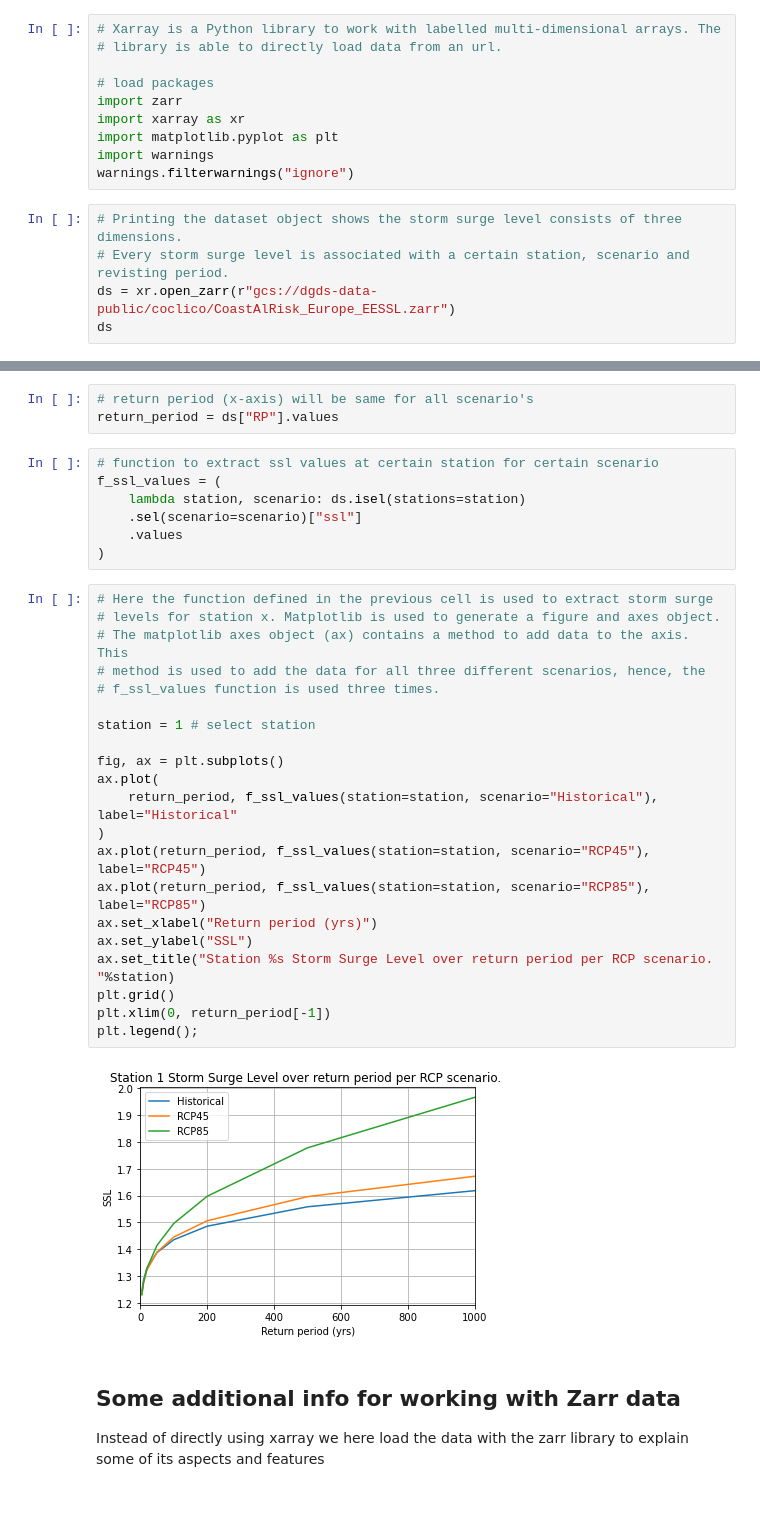
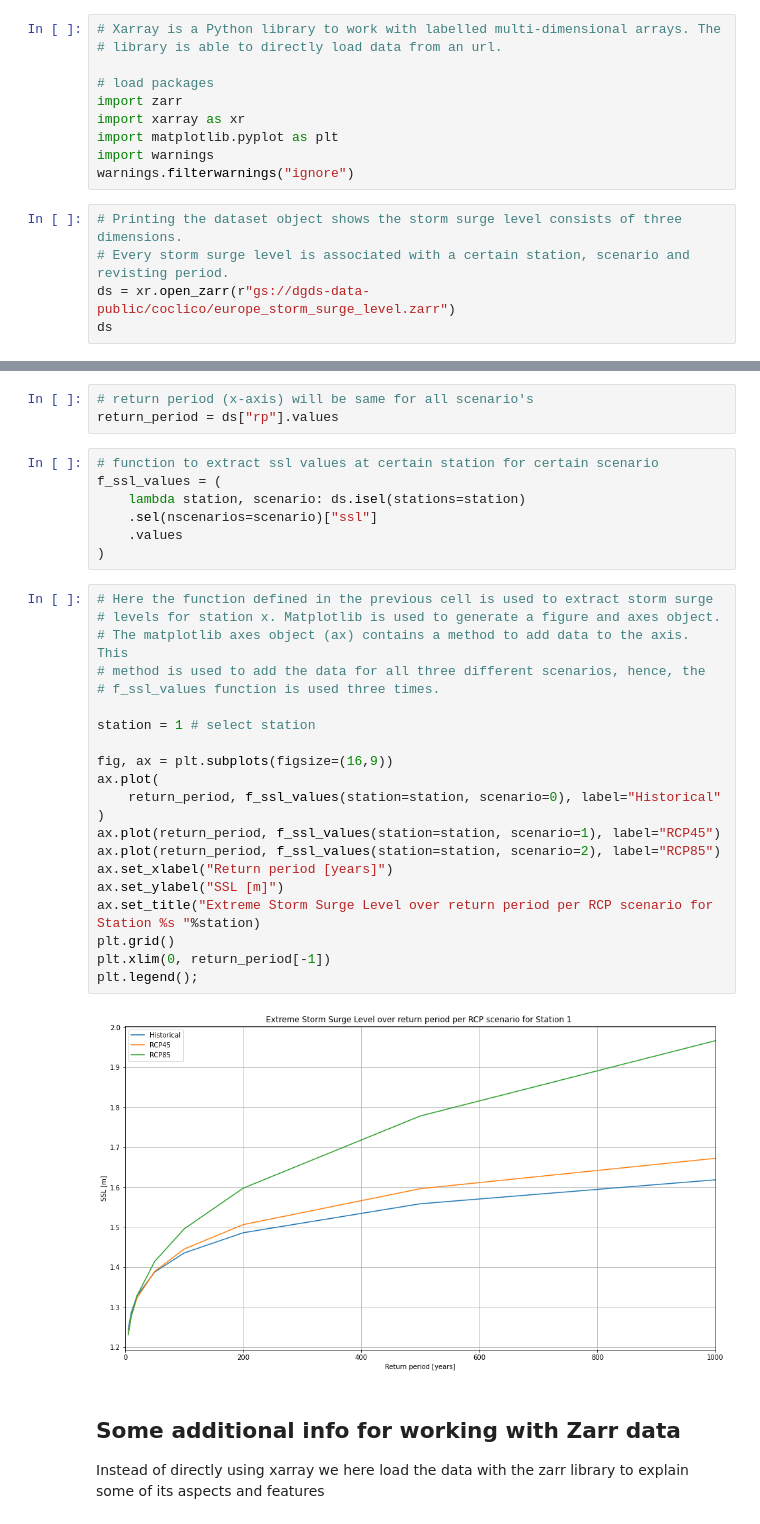
Before and after one commit to openearth/coclico-workbench, a Jupyter notebook: notebooks/sea_surface_level.ipynb, the cells around one changed output, grey strips where cells are left out. Drawn from its saved outputs; the diff is of its cells as text.

```diff
--- a/notebooks/sea_surface_level.ipynb
+++ b/notebooks/sea_surface_level.ipynb
@@ -55,6 +59,6 @@ warnings.filterwarnings("ignore")
 # %%
 # Printing the dataset object shows the storm surge level consists of three dimensions.
 # Every storm surge level is associated with a certain station, scenario and revisting period.
-ds = xr.open_zarr(r"gcs://dgds-data-public/coclico/CoastAlRisk_Europe_EESSL.zarr")
+ds = xr.open_zarr(r"gs://dgds-data-public/coclico/europe_storm_surge_level.zarr")
 ds
 # %% [output]
@@ -127,37 +142,37 @@ version :
 Here we replicate one of the plots from the paper.
 # %%
 # return period (x-axis) will be same for all scenario's
-return_period = ds["RP"].values
+return_period = ds["rp"].values
 # %%
 # function to extract ssl values at certain station for certain scenario
 f_ssl_values = (
     lambda station, scenario: ds.isel(stations=station)
-    .sel(scenario=scenario)["ssl"]
+    .sel(nscenarios=scenario)["ssl"]
     .values
 )
 # %%
 # Here the function defined in the previous cell is used to extract storm surge
 # levels for station x. Matplotlib is used to generate a figure and axes object.
 # The matplotlib axes object (ax) contains a method to add data to the axis. This
 # method is used to add the data for all three different scenarios, hence, the
 # f_ssl_values function is used three times.
 
 station = 1 # select station
 
-fig, ax = plt.subplots()
+fig, ax = plt.subplots(figsize=(16,9))
 ax.plot(
-    return_period, f_ssl_values(station=station, scenario="Historical"), label="Historical"
+    return_period, f_ssl_values(station=station, scenario=0), label="Historical"
 )
-ax.plot(return_period, f_ssl_values(station=station, scenario="RCP45"), label="RCP45")
-ax.plot(return_period, f_ssl_values(station=station, scenario="RCP85"), label="RCP85")
-ax.set_xlabel("Return period (yrs)")
-ax.set_ylabel("SSL")
-ax.set_title("Station %s Storm Surge Level over return period per RCP scenario. "%station)
+ax.plot(return_period, f_ssl_values(station=station, scenario=1), label="RCP45")
+ax.plot(return_period, f_ssl_values(station=station, scenario=2), label="RCP85")
+ax.set_xlabel("Return period [years]")
+ax.set_ylabel("SSL [m]")
+ax.set_title("Extreme Storm Surge Level over return period per RCP scenario for Station %s "%station)
 plt.grid()
 plt.xlim(0, return_period[-1])
 plt.legend();
 # %% [output]
-[figure, old version]
+[figure, new version]
 # %% [markdown]
 ## Some additional info for working with Zarr data
 
```
Also changed, not shown: parts of 14 cells of this notebook, 1 other file.
